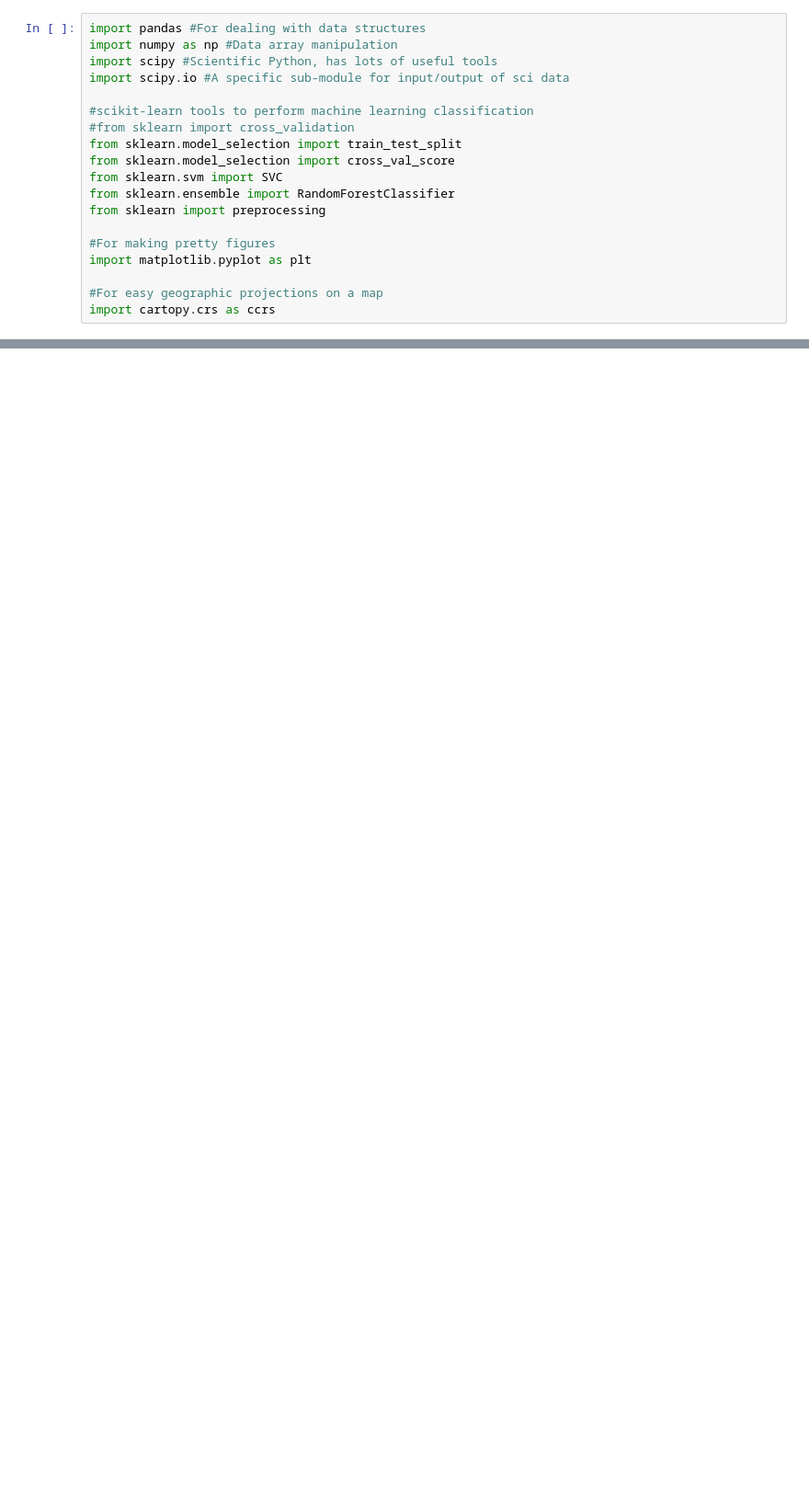
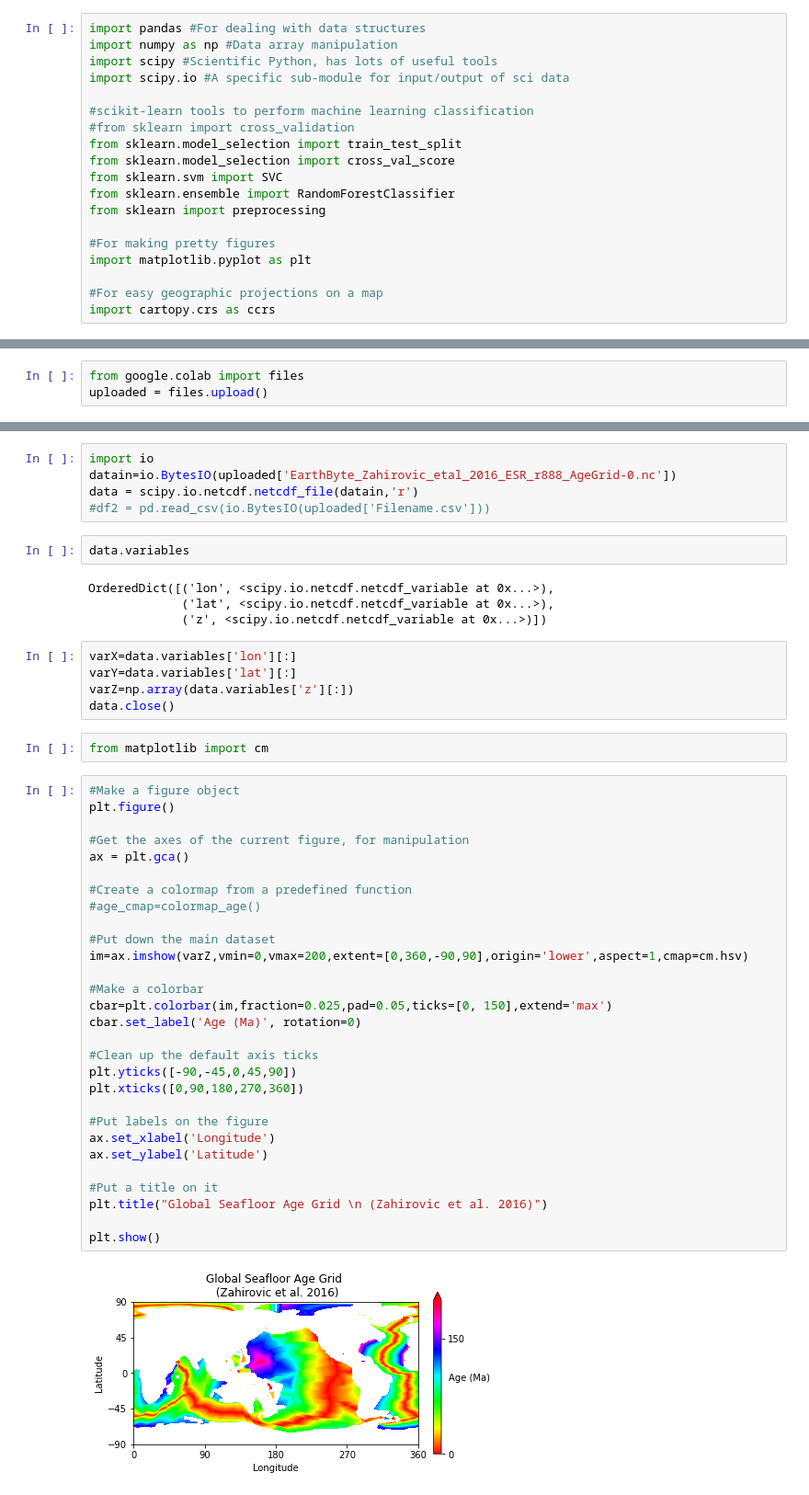
Before and after one commit to natbutter/geohack, a Jupyter notebook: geohack.ipynb, the cells around one changed output, grey strips where cells are left out. Shown: that part at 92% size. Saved outputs shown, nothing was run; the diff lists cells and outputs as text; blank space fills up the shorter version.

```diff
--- a/geohack.ipynb
+++ b/geohack.ipynb
@@ -65,0 +233,3 @@ some cahnges
+# %%
+from google.colab import files
+uploaded = files.upload()
@@ -65,0 +239,49 @@ some cahnges
+# %%
+import io
+datain=io.BytesIO(uploaded['EarthByte_Zahirovic_etal_2016_ESR_r888_AgeGrid-0.nc'])
+data = scipy.io.netcdf.netcdf_file(datain,'r')
+#df2 = pd.read_csv(io.BytesIO(uploaded['Filename.csv']))
+# %%
+data.variables
+# %% [output]
+OrderedDict([('lon', <scipy.io.netcdf.netcdf_variable at 0x...>),
+             ('lat', <scipy.io.netcdf.netcdf_variable at 0x...>),
+             ('z', <scipy.io.netcdf.netcdf_variable at 0x...>)])
+# %%
+varX=data.variables['lon'][:]
+varY=data.variables['lat'][:]
+varZ=np.array(data.variables['z'][:])
+data.close()
+# %%
+from matplotlib import cm
+# %%
+#Make a figure object
+plt.figure()
+
+#Get the axes of the current figure, for manipulation
+ax = plt.gca()
+
+#Create a colormap from a predefined function
+#age_cmap=colormap_age()
+
+#Put down the main dataset
+im=ax.imshow(varZ,vmin=0,vmax=200,extent=[0,360,-90,90],origin='lower',aspect=1,cmap=cm.hsv)
+
+#Make a colorbar
+cbar=plt.colorbar(im,fraction=0.025,pad=0.05,ticks=[0, 150],extend='max')
+cbar.set_label('Age (Ma)', rotation=0)
+
+#Clean up the default axis ticks
+plt.yticks([-90,-45,0,45,90])
+plt.xticks([0,90,180,270,360])
+
+#Put labels on the figure
+ax.set_xlabel('Longitude')
+ax.set_ylabel('Latitude')
+
+#Put a title on it
+plt.title("Global Seafloor Age Grid \n (Zahirovic et al. 2016)")
+
+plt.show()
+# %% [output]
+[figure, added]
```
Also changed, not shown: parts of 36 cells of this notebook.
